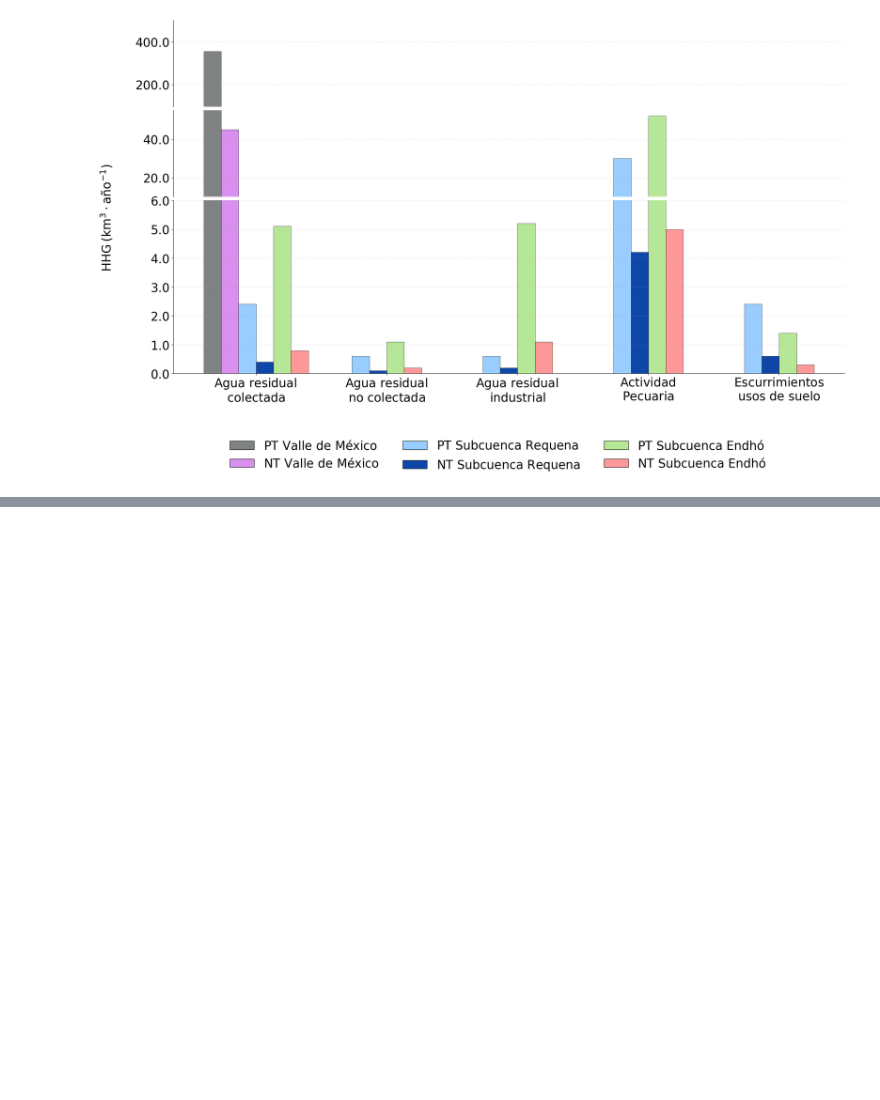
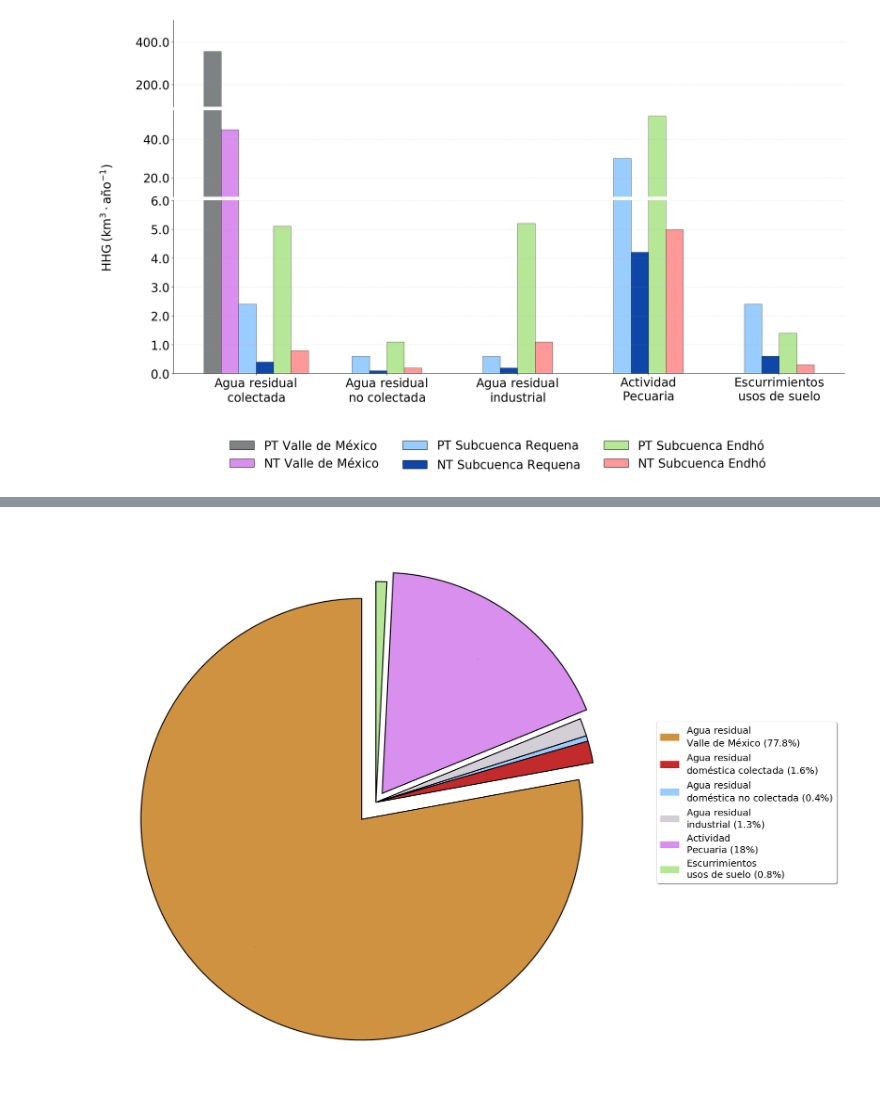
Before and after one commit to OmarURP/Backend, a Jupyter notebook: Grafica_1.ipynb, the cells around one changed output, grey strips where cells are left out. Saved outputs shown, nothing was run; the diff lists cells and outputs as text; code cells hidden in the pictures; blank space fills up the shorter version.

```diff
--- a/Grafica_1.ipynb
+++ b/Grafica_1.ipynb
@@ -706,0 +1452,80 @@ plt.show()
+# %%
+import numpy as np
+import matplotlib.pyplot as plt
+from matplotlib.patches import Wedge, Rectangle
+import matplotlib.patches as mpatches
+
+# Datos porcentuales para cada categoría
+datos = [77.8, 1.6, 0.4, 1.3, 18, 0.8]
+
+# Etiquetas usando LaTeX con formato matemático (solo para la leyenda)
+etiquetas = [r'$\mathrm{Agua\ residual}$ ' + '\n' + r'$\mathrm{Valle\ de\ México}$',
+             r'$\mathrm{Agua\ residual}$ ' + '\n' + r'$\mathrm{doméstica\ colectada}$',
+             r'$\mathrm{Agua\ residual}$ ' + '\n' + r'$\mathrm{doméstica\ no\ colectada}$',
+             r'$\mathrm{Agua\ residual}$ ' + '\n' + r'$\mathrm{industrial}$',
+             r'$\mathrm{Actividad}$ ' + '\n' + r'$\mathrm{Pecuaria}$',
+             r'$\mathrm{Escurrimientos}$ ' + '\n' + r'$\mathrm{usos\ de\ suelo}$']
+
+# Crear figura y ejes
+fig, ax = plt.subplots(figsize=(20, 15))
+
+# Hacer transparente el fondo
+fig.patch.set_alpha(0.0)
+ax.patch.set_alpha(0.0)
+
+# Configurar el eje
+ax.set_aspect('equal')
+ax.axis('off')
+
+# Colores personalizados
+colores = ["#CF9241",   # Azul oscuro para Valle de México
+           "#C22B2B",   # Gris para agua residual doméstica colectada
+           '#99CCFF',   # Azul claro para agua residual doméstica no colectada
+           '#D3CFD7',   # Gris claro para agua residual industrial
+           '#D88FEE',   # Morado para actividad pecuaria
+           '#B6E797']   # Verde claro para escurrimientos
+
+# Crear el gráfico de pastel usando artist level SIN ETIQUETAS
+wedges, texts, autotexts = ax.pie(datos,
+                                  labels=None,  # Sin etiquetas en el gráfico
+                                  colors=colores,
+                                  autopct='%2.1f%%',  # Solo números enteros
+                                  startangle=90,
+                                  explode=(0.1, 0, 0, 0, 0.05, 0),
+                                  wedgeprops=dict(edgecolor='black', linewidth=2),
+                                  pctdistance=0.75,  # Acercar los porcentajes al centro
+                                  textprops={'fontsize': 0, 'color': 'black'})
+
+# Título principal
+#plt.title(r'$\mathrm{Distribución\ de\ la\ Huella\ Hídrica\ Gris}$' + '\n' +
+#          r'$\mathrm{por\ Fuentes\ de\ Contaminación}$',
+#          fontsize=28, fontweight='bold', pad=30)
+
+# Crear leyenda personalizada
+elementos_leyenda = []
+for i, (etiqueta, color) in enumerate(zip(etiquetas, colores)):
+    elementos_leyenda.append(mpatches.Patch(color=color,
+                                          label=f'{etiqueta} ({datos[i]}%)'))
+
+# Posicionar la leyenda
+plt.legend(handles=elementos_leyenda,
+          loc='center left',
+          bbox_to_anchor=(1.0, 0.5),
+          fontsize=18,
+          frameon=True,
+          fancybox=True,
+          shadow=True)
+
+# Ajustar layout y guardar
+plt.tight_layout()
+plt.savefig('grafico_pastel_huella_hidrica.png',
+            dpi=300,
+            bbox_inches='tight',
+            transparent=True,
+            facecolor='none',
+            edgecolor='none')
+
+# Mostrar gráfico
+plt.show()
+# %% [output]
+[figure, added]
```
Also changed, not shown: parts of 7 cells of this notebook.
